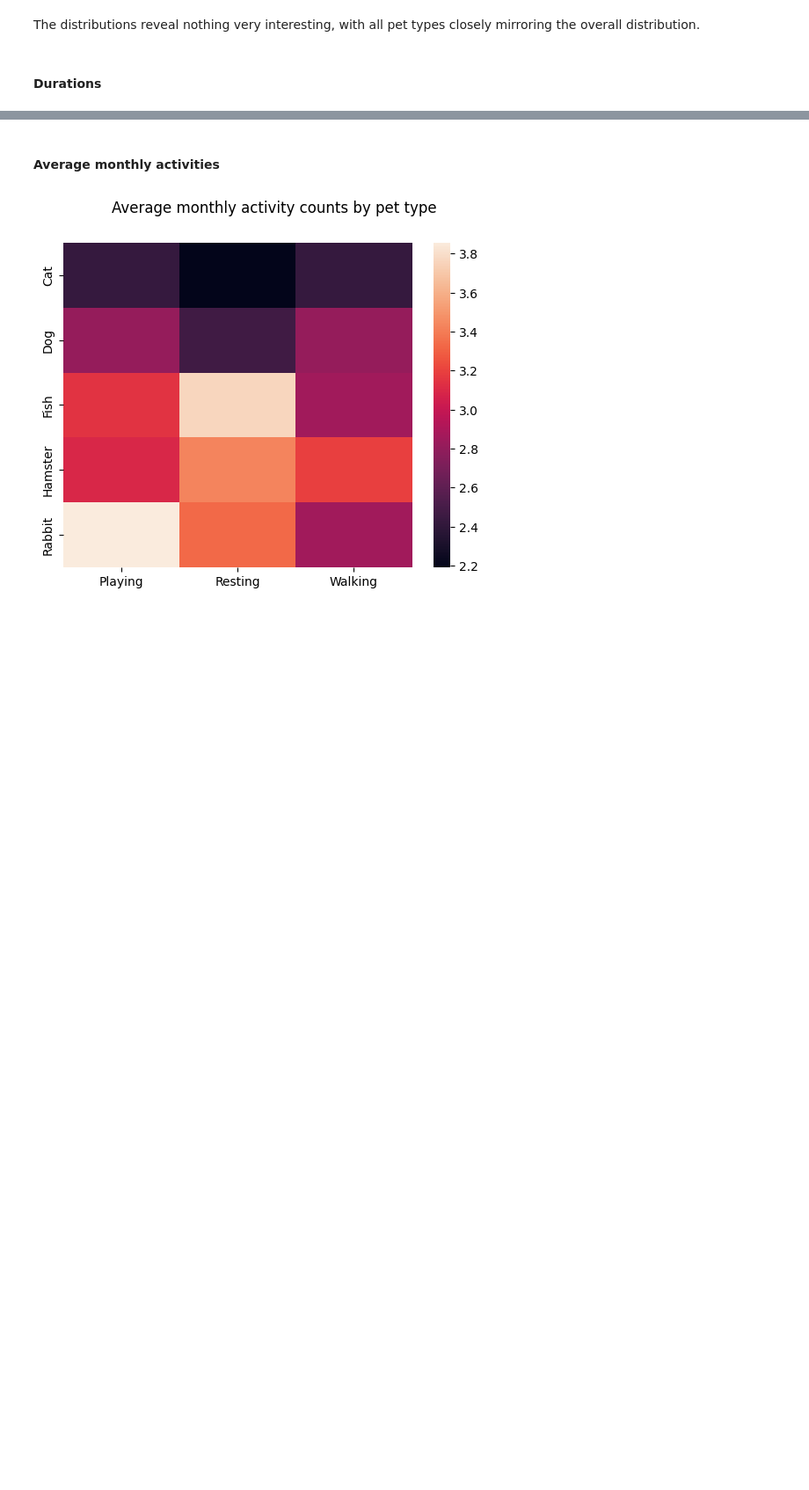
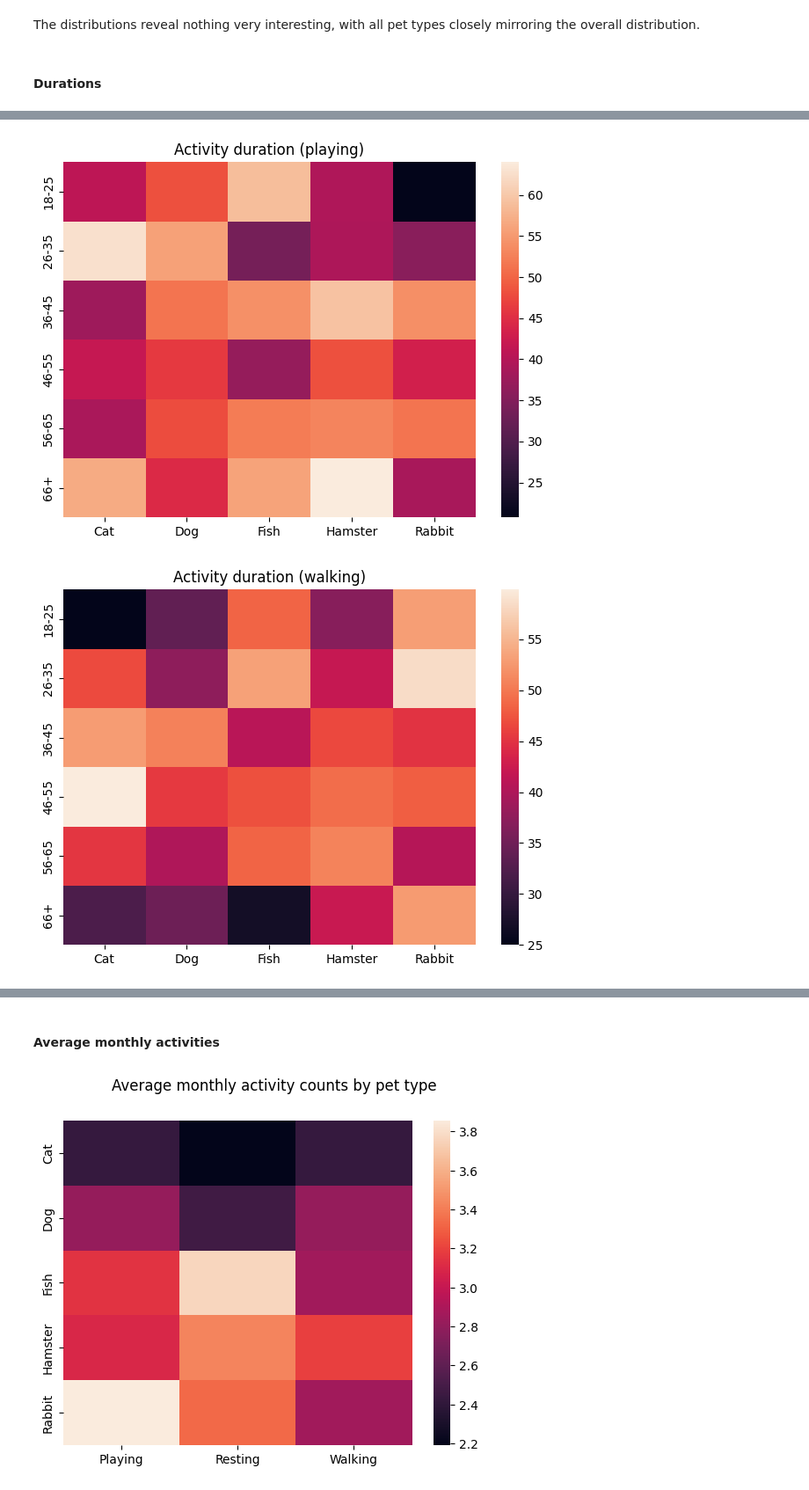
Before and after one commit to kozmik-moore/pet-software-developer-pipeline, a Jupyter notebook: code/notebook.ipynb, the cells around one changed output, grey strips where cells are left out. Shown at 88% size. Saved outputs shown, nothing was run; the diff lists cells and outputs as text; code cells hidden in the pictures; blank space fills up the shorter version.

```diff
--- a/code/notebook.ipynb
+++ b/code/notebook.ipynb
@@ -208,0 +213,8 @@ Some questions arise from this visualization:
+# %%
+activities = ['playing', 'walking', 'resting']
+for activity in activities:
+    visuals.activities_duration_means_heatmap(cleaned, activity)
+visuals.activities_duration_means_heatmap(cleaned, ','.join(activities))
+# %% [output]
+[figure, added]
+[figure, added]
```
Also changed, not shown: parts of 5 cells of this notebook, 1 other file.
